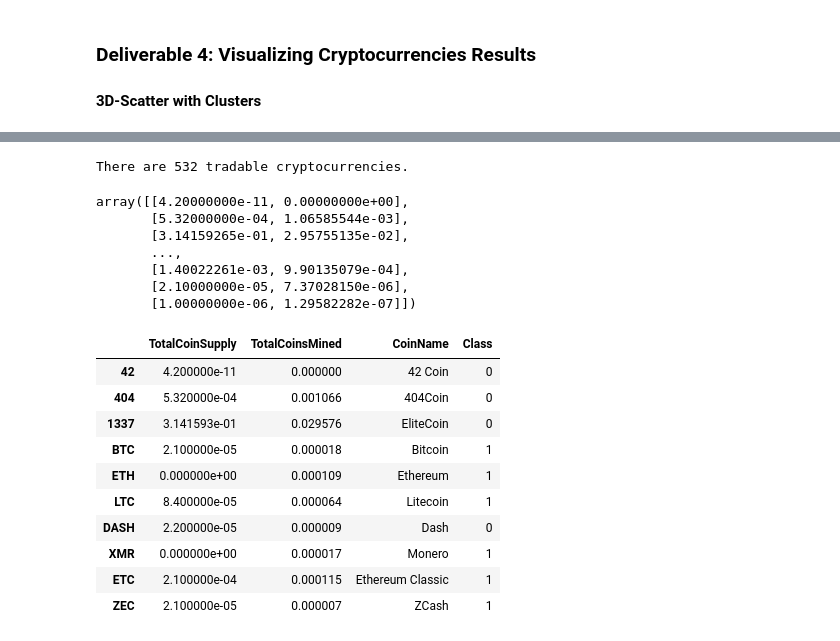
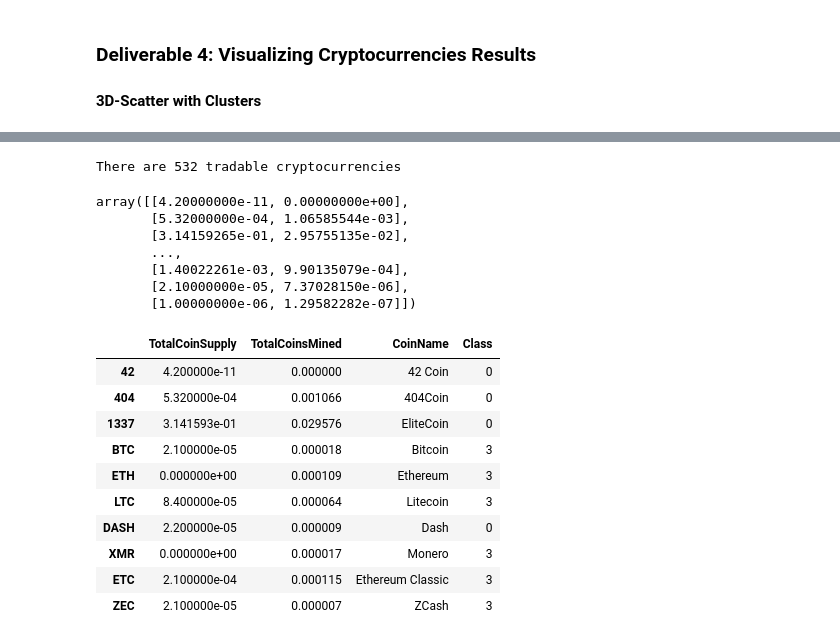
Before and after one commit to limaggieling/cryptocurrencies, a Jupyter notebook: crypto_clustering.ipynb, the cells around one changed output, grey strips where cells are left out. Saved outputs shown, nothing was run; the diff lists cells and outputs as text; code cells hidden in the pictures.

```diff
--- a/crypto_clustering.ipynb
+++ b/crypto_clustering.ipynb
@@ -188,0 +185,13 @@ pcs_df.head()
+# %%
+# Create an elbow curve to find the best value for K.
+inertia = []
+k = list(range(1, 11))
+
+for i in k:
+    km = KMeans(n_clusters=i, random_state=0)
+    km.fit(pcs_df)
+    inertia.append(km.inertia_)
+
+elbow_data = {"k": k, "inertia": inertia}
+df_elbow = pd.DataFrame(elbow_data)
+df_elbow.hvplot.line(x="k", y="inertia", xticks=k, title="Elbow Curve")
@@ -190,10 +202,11 @@ pcs_df.head()
 Running K-Means with `k=4`
 # %%
 # Initialize the K-Means model.
-# YOUR CODE HERE
+model = KMeans(n_clusters=4, random_state=0)
 
 # Fit the model
-# YOUR CODE HERE
+model.fit(pcs_df)
 
 # Predict clusters
-# YOUR CODE HERE
+predictions = model.predict(pcs_df)
+print(predictions)
@@ -200,13 +229,12 @@ Running K-Means with `k=4`
 # %%
 # Create a new DataFrame including predicted clusters and cryptocurrencies features.
 # Concatentate the crypto_df and pcs_df DataFrames on the same columns.
-# YOUR CODE HERE
-
+clustered_df = pd.concat([clean_crypto_df, pcs_df], axis=1, join ='inner')
 #  Add a new column, "CoinName" to the clustered_df DataFrame that holds the names of the cryptocurrencies.
-# YOUR CODE HERE
+clustered_df["CoinName"] = crypto_names_df.CoinName
 
 #  Add a new column, "Class" to the clustered_df DataFrame that holds the predictions.
-# YOUR CODE HERE
+clustered_df["Class"] = model.labels_
 
 # Print the shape of the clustered_df
 print(clustered_df.shape)
@@ -231,11 +279,13 @@ NameError: name 'clustered_df' is not defined
 # %%
 # Print the total number of tradable cryptocurrencies.
-# YOUR CODE HERE
+print(f'There are {len(clustered_df)} tradable cryptocurrencies')
 # %% [output]
-There are 532 tradable cryptocurrencies.
+There are 532 tradable cryptocurrencies
 # %%
 # Scaling data to create the scatter plot with tradable cryptocurrencies.
-# YOUR CODE HERE
+X = clustered_df[['TotalCoinSupply','TotalCoinsMined']].copy()
+X_scaled = MinMaxScaler().fit_transform(X)
+X_scaled
 # %% [output]
 array([[4.20000000e-11, 0.00000000e+00],
        [5.32000000e-04, 1.06585544e-03],
@@ -246,26 +296,25 @@ array([[4.20000000e-11, 0.00000000e+00],
        [1.00000000e-06, 1.29582282e-07]])
 # %%
 # Create a new DataFrame that has the scaled data with the clustered_df DataFrame index.
-# YOUR CODE HERE
+plot_df = pd.DataFrame(X_scaled, columns = ['TotalCoinSupply', 'TotalCoinsMined'], index=clustered_df.index)
 
 # Add the "CoinName" column from the clustered_df DataFrame to the new DataFrame.
-# YOUR CODE HERE
-
+plot_df['CoinName']= clustered_df.CoinName
 # Add the "Class" column from the clustered_df DataFrame to the new DataFrame.
-# YOUR CODE HERE
+plot_df['Class'] = clustered_df.Class
 
 plot_df.head(10)
 # %% [output]
 |  | TotalCoinSupply | TotalCoinsMined | CoinName | Class |
 | 42 | 4.200000e-11 | 0.000000 | 42 Coin | 0 |
 | 404 | 5.320000e-04 | 0.001066 | 404Coin | 0 |
 | 1337 | 3.141593e-01 | 0.029576 | EliteCoin | 0 |
-| BTC | 2.100000e-05 | 0.000018 | Bitcoin | 1 |
-| ETH | 0.000000e+00 | 0.000109 | Ethereum | 1 |
-| LTC | 8.400000e-05 | 0.000064 | Litecoin | 1 |
+| BTC | 2.100000e-05 | 0.000018 | Bitcoin | 3 |
+| ETH | 0.000000e+00 | 0.000109 | Ethereum | 3 |
+| LTC | 8.400000e-05 | 0.000064 | Litecoin | 3 |
 | DASH | 2.200000e-05 | 0.000009 | Dash | 0 |
-| XMR | 0.000000e+00 | 0.000017 | Monero | 1 |
-| ETC | 2.100000e-04 | 0.000115 | Ethereum Classic | 1 |
-| ZEC | 2.100000e-05 | 0.000007 | ZCash | 1 |
+| XMR | 0.000000e+00 | 0.000017 | Monero | 3 |
+| ETC | 2.100000e-04 | 0.000115 | Ethereum Classic | 3 |
+| ZEC | 2.100000e-05 | 0.000007 | ZCash | 3 |
 # %%
 # Create a hvplot.scatter plot using x="TotalCoinsMined" and y="TotalCoinSupply".
```
Also changed, not shown: parts of 12 cells of this notebook.
